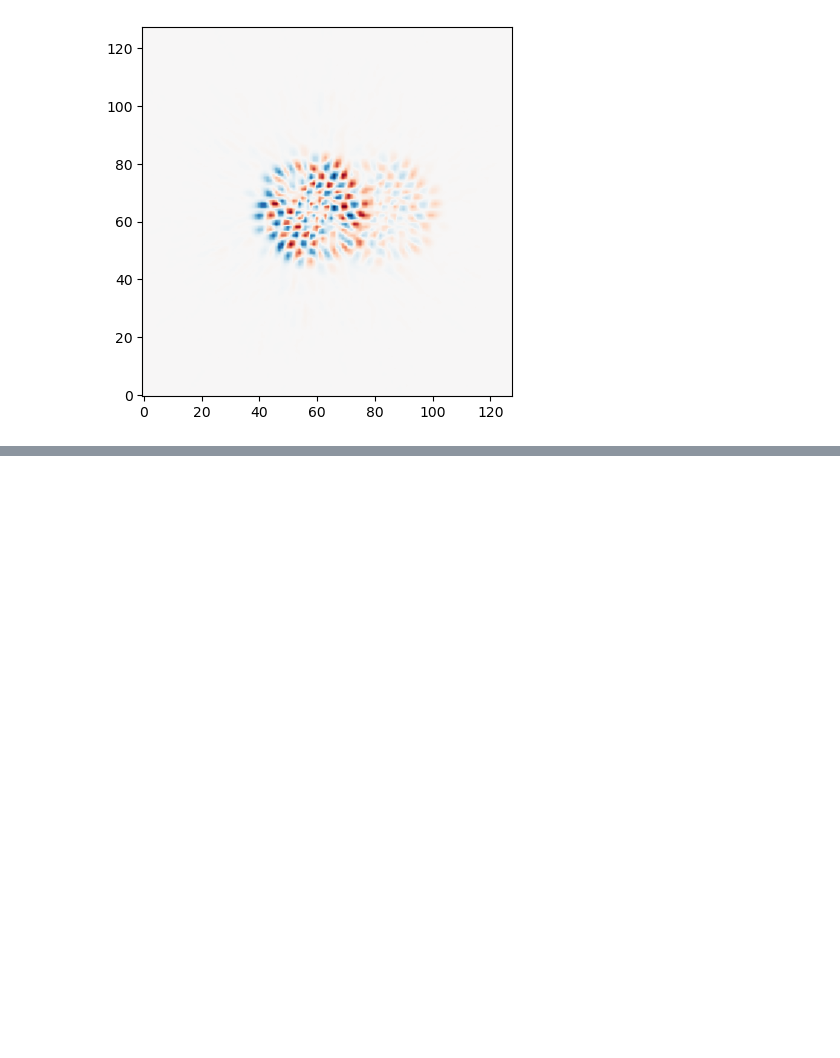
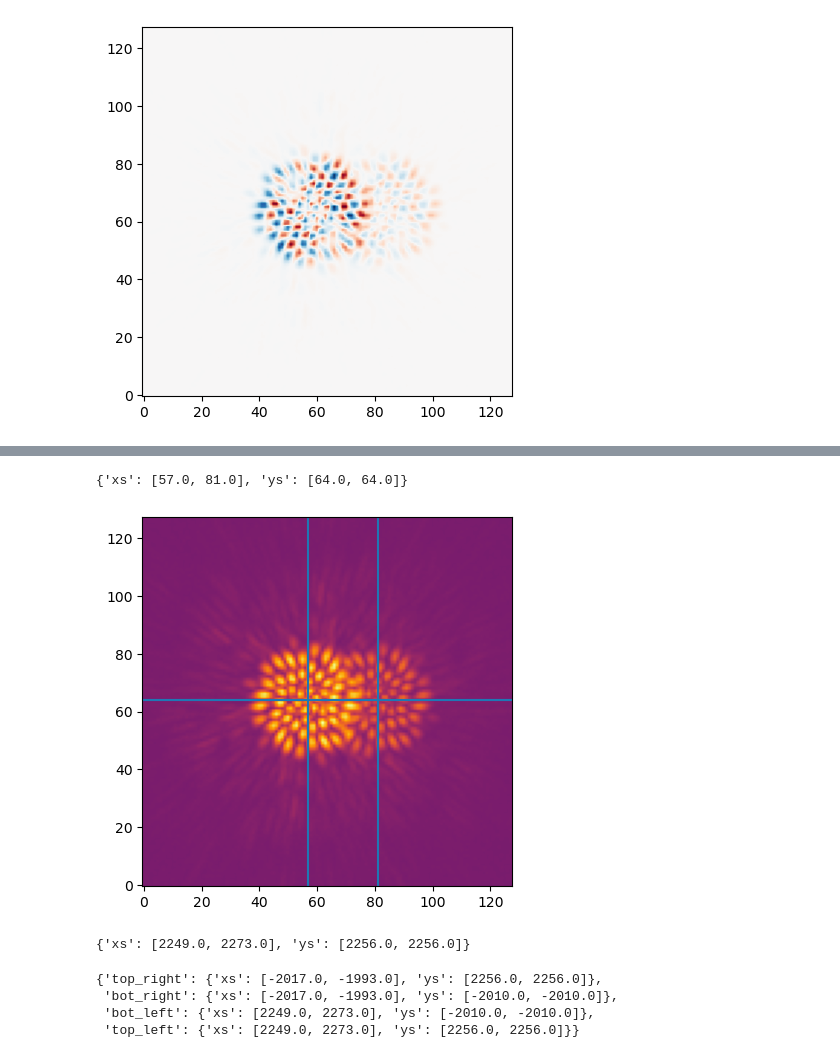
Before and after one commit to TolimanSpace/imageservice, a Jupyter notebook: imageservice/build_sim_data.ipynb, the cells around one changed output, grey strips where cells are left out. Cells and saved outputs as stored; diff of their text form; code cells hidden in the pictures; blank space fills up the shorter version.

```diff
--- a/imageservice/build_sim_data.ipynb
+++ b/imageservice/build_sim_data.ipynb
@@ -189,0 +229,12 @@ plt.imshow(img,origin='lower',cmap='RdBu', aspect=0.5, vmin=-max_value, vmax=max
+# %%
+batch_idx = 0
+# %%
+start = batch_idx * params.batch_size_n
+end   = min(start + params.batch_size_n, n_frames_total)
+
+batch_meta   = metadata[start:end]
+batch_centre = centre_stack[start:end]
+batch_corners = {
+    label: stack[start:end]
+    for label, stack in corner_stacks.items()
+}
@@ -189,0 +243,18 @@ plt.imshow(img,origin='lower',cmap='RdBu', aspect=0.5, vmin=-max_value, vmax=max
+# %%
+frame_idx = 1
+# %%
+centre_frame = batch_centre[frame_idx]
+stars_local = find_stars(centre_frame, kernel, n_stars=params.n_stars)
+print(stars_local)
+# %% [output]
+{'xs': [57.0, 81.0], 'ys': [64.0, 64.0]}
+# %%
+plt.figure()
+plt.imshow(centre_frame,origin='lower',cmap='inferno', norm=PowerNorm(0.3, vmin=0))
+for x in stars_local['xs']:
+    plt.axvline(x)
+for y in stars_local['ys']:
+    plt.axhline(y)
+plt.show()
+# %% [output]
+[figure, added]
@@ -189,0 +266,4 @@ plt.imshow(img,origin='lower',cmap='RdBu', aspect=0.5, vmin=-max_value, vmax=max
+# %%
+stars_sensor
+# %% [output]
+{'xs': [2249.0, 2273.0], 'ys': [2256.0, 2256.0]}
@@ -189,0 +278,7 @@ plt.imshow(img,origin='lower',cmap='RdBu', aspect=0.5, vmin=-max_value, vmax=max
+# %%
+star_positions_per_corner
+# %% [output]
+{'top_right': {'xs': [-2017.0, -1993.0], 'ys': [2256.0, 2256.0]},
+ 'bot_right': {'xs': [-2017.0, -1993.0], 'ys': [-2010.0, -2010.0]},
+ 'bot_left': {'xs': [2249.0, 2273.0], 'ys': [-2010.0, -2010.0]},
+ 'top_left': {'xs': [2249.0, 2273.0], 'ys': [2256.0, 2256.0]}}
```
Also changed, not shown: parts of 30 cells of this notebook.
